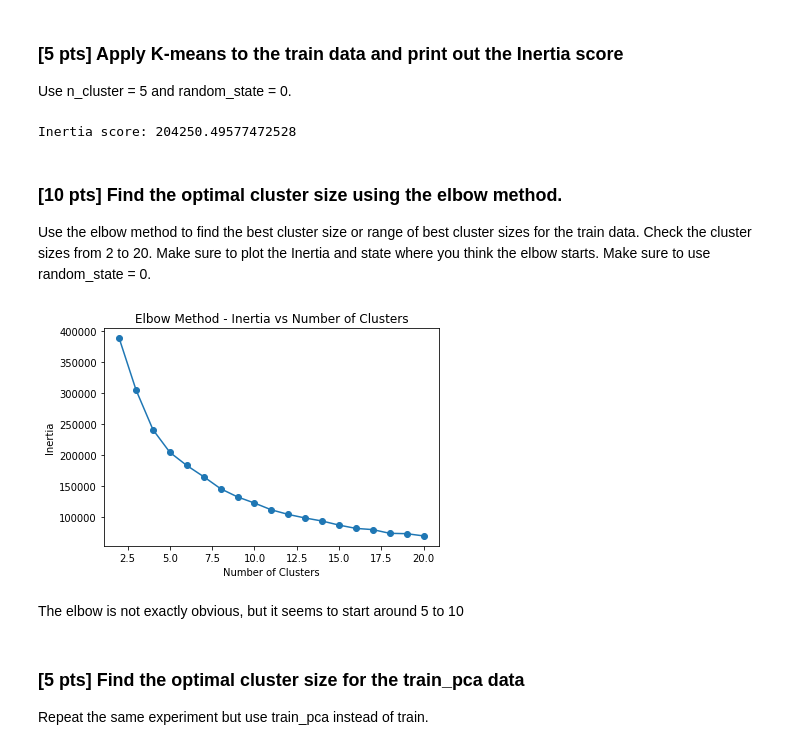
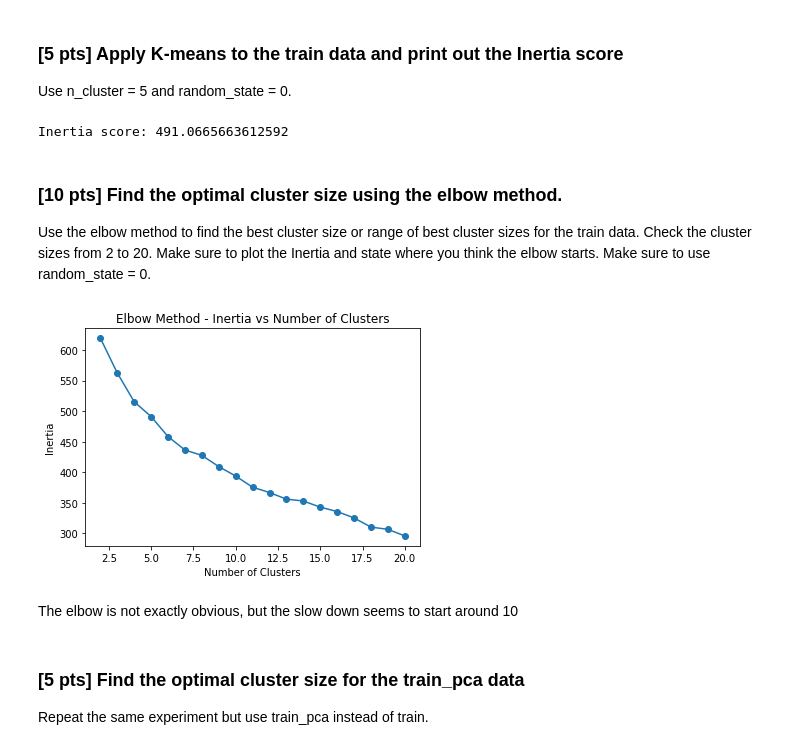
Before and after one commit to damienmha/CS-M148, a Jupyter notebook: Project_3/Project3_DamienHa.ipynb, the cells around one changed output. Saved outputs shown, nothing was run; the diff lists cells and outputs as text; code cells hidden in the pictures.

```diff
--- a/Project_3/Project3_DamienHa.ipynb
+++ b/Project_3/Project3_DamienHa.ipynb
@@ -966,7 +966,7 @@ param_grid = {
 
 grid_search = GridSearchCV(estimator=clf, param_grid=param_grid, cv=3)
 
-grid_search.fit(x, y)
+grid_search.fit(train, target)
 
 
 print("Best parameters:", grid_search.best_params_)
@@ -995,10 +995,10 @@ Test Accuracy: 0.8114754098360656
 Apply the MLP on the **train data** with hidden_layer_sizes=(100,100) and max_iter = 800. **Report the accuracy and print the confusion matrix**. Make sure to set random_state=0.
 # %%
 mlp_classifier = MLPClassifier(hidden_layer_sizes=(100, 100), max_iter=800, random_state=0)
-mlp_classifier.fit(train_raw, target)
-y_train_pred = mlp_classifier.predict(train_raw)
-train_accuracy = accuracy_score(target, y_train_pred)
+mlp_classifier.fit(train, target)
+y_train_pred = mlp_classifier.predict(test)
+train_accuracy = accuracy_score(target_test, y_train_pred)
 print("Train Accuracy:", train_accuracy)
 
-draw_confusion_matrix(target, y_train_pred, ['healthy', 'sick'])
+draw_confusion_matrix(target_test, y_train_pred, ['healthy', 'sick'])
 # %% [output]
@@ -1209,13 +1209,13 @@ Response: A pro of PCA is that it reduces the dimensionality of our data and let
 Use n_cluster = 5 and random_state = 0.
 # %%
 kmeans = KMeans(n_clusters=5, random_state=0, n_init=10)
-kmeans.fit(train_raw)
+kmeans.fit(train)
 
 # Print the inertia score
 inertia_score = kmeans.inertia_
 print("Inertia score:", inertia_score)
 # %% [output]
-Inertia score: 204250.49577472528
+Inertia score: 491.0665663612592
 # %% [markdown]
 ### [10 pts] Find the optimal cluster size using the elbow method.
 
@@ -1223,22 +1223,22 @@ Use the elbow method to find the best cluster size or range of best cluster size
 # %%
 cluster_sizes = range(2, 21)
 inertia_scores = []
 
 for n_clusters in cluster_sizes:
     kmeans = KMeans(n_clusters=n_clusters, random_state=0, n_init=10)
-    kmeans.fit(train_raw)
+    kmeans.fit(train)
     inertia_scores.append(kmeans.inertia_)
 
 # Plotting the inertia scores
 plt.plot(cluster_sizes, inertia_scores, marker='o')
 plt.xlabel('Number of Clusters')
 plt.ylabel('Inertia')
 plt.title('Elbow Method - Inertia vs Number of Clusters')
 plt.show()
 # %% [output]
-[figure, old version]
+[figure, new version]
 # %% [markdown]
-The elbow is not exactly obvious, but it seems to start around 5 to 10
+The elbow is not exactly obvious, but the slow down seems to start around 10
 # %% [markdown]
 ### [5 pts] Find the optimal cluster size for the train_pca data
 
```
Also changed, not shown: parts of 22 cells of this notebook, 2 other files.
